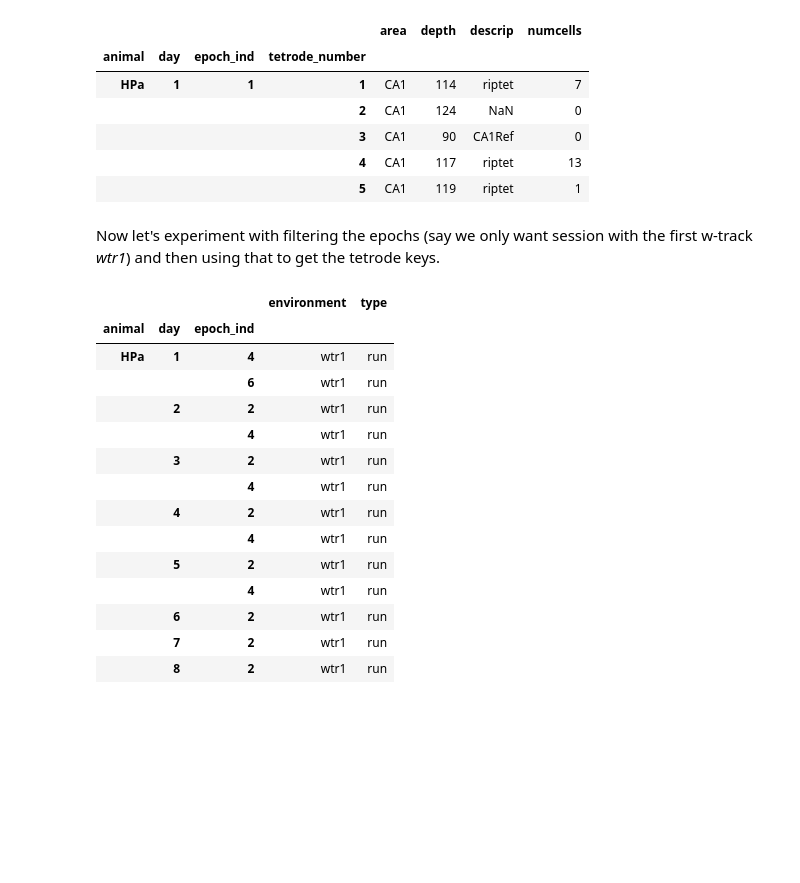
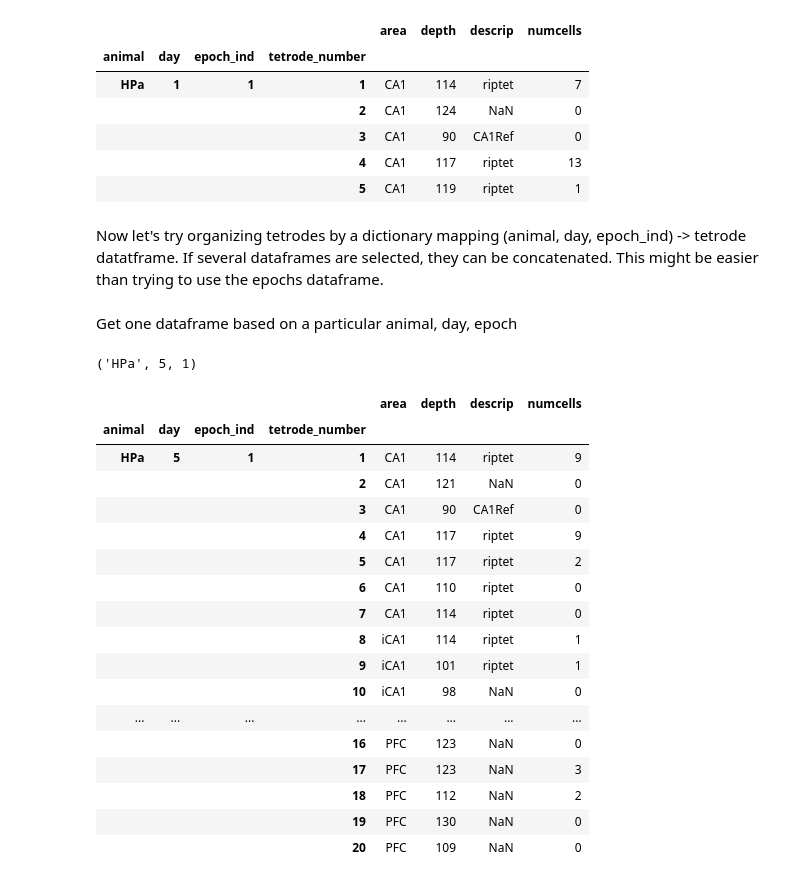
Before and after one commit to edeno/Jadhav-2016-Data-Analysis, a Jupyter notebook: notebooks/convertToPandas.ipynb, the cells around one changed output. Saved outputs shown, nothing was run; the diff lists cells and outputs as text; code cells hidden in the pictures; blank space fills up the shorter version.

```diff
--- a/notebooks/convertToPandas.ipynb
+++ b/notebooks/convertToPandas.ipynb
@@ -175,23 +171,5 @@ None
 |  |  |  | 3 | CA1 | 90 | CA1Ref | 0 |
 |  |  |  | 4 | CA1 | 117 | riptet | 13 |
 |  |  |  | 5 | CA1 | 119 | riptet | 1 |
-# %% [markdown]
-Now let's experiment with filtering the epochs (say we only want session with the first w-track *wtr1*) and then using that to get the tetrode keys.
-# %%
-epochs_df.loc[epochs_df.environment == 'wtr1']
-# %% [output]
-|  |  |  | environment | type |
-| animal | day | epoch_ind |  |  |
-| HPa | 1 | 4 | wtr1 | run |
-|  |  | 6 | wtr1 | run |
-|  | 2 | 2 | wtr1 | run |
-|  |  | 4 | wtr1 | run |
-|  | 3 | 2 | wtr1 | run |
-|  |  | 4 | wtr1 | run |
-|  | 4 | 2 | wtr1 | run |
-|  |  | 4 | wtr1 | run |
-|  | 5 | 2 | wtr1 | run |
-|  |  | 4 | wtr1 | run |
-|  | 6 | 2 | wtr1 | run |
-|  | 7 | 2 | wtr1 | run |
-|  | 8 | 2 | wtr1 | run |
+# %% [markdown]
+Now let's try organizing tetrodes by a dictionary mapping (animal, day, epoch_ind) -> tetrode datatframe. If several dataframes are selected, they can be concatenated. This might be easier than trying to use the epochs dataframe.
@@ -197,0 +201,26 @@ epochs_df.loc[epochs_df.environment == 'wtr1']
+# %% [markdown]
+Get one dataframe based on a particular animal, day, epoch
+# %%
+epoch_keys = list(tetrode_info2.keys())
+print(epoch_keys[0])
+tetrode_info2[epoch_keys[0]]
+# %% [output]
+('HPa', 5, 1)
+|  |  |  |  | area | depth | descrip | numcells |
+| animal | day | epoch_ind | tetrode_number |  |  |  |  |
+| HPa | 5 | 1 | 1 | CA1 | 114 | riptet | 9 |
+|  |  |  | 2 | CA1 | 121 | NaN | 0 |
+|  |  |  | 3 | CA1 | 90 | CA1Ref | 0 |
+|  |  |  | 4 | CA1 | 117 | riptet | 9 |
+|  |  |  | 5 | CA1 | 117 | riptet | 2 |
+|  |  |  | 6 | CA1 | 110 | riptet | 0 |
+|  |  |  | 7 | CA1 | 114 | riptet | 0 |
+|  |  |  | 8 | iCA1 | 114 | riptet | 1 |
+|  |  |  | 9 | iCA1 | 101 | riptet | 1 |
+|  |  |  | 10 | iCA1 | 98 | NaN | 0 |
+| ... | ... | ... | ... | ... | ... | ... | ... |
+|  |  |  | 16 | PFC | 123 | NaN | 0 |
+|  |  |  | 17 | PFC | 123 | NaN | 3 |
+|  |  |  | 18 | PFC | 112 | NaN | 2 |
+|  |  |  | 19 | PFC | 130 | NaN | 0 |
+|  |  |  | 20 | PFC | 109 | NaN | 0 |
```
Also changed, not shown: parts of 14 cells of this notebook.
